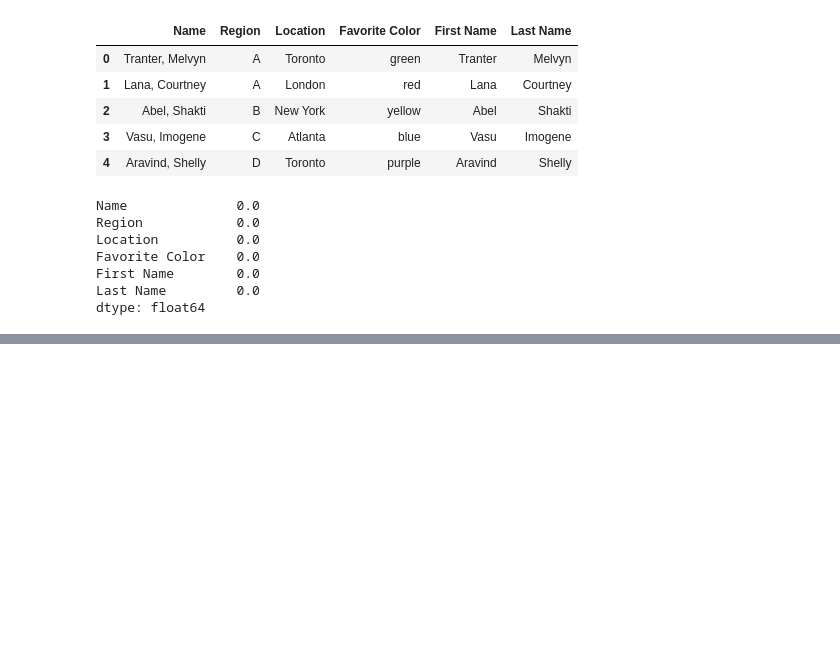
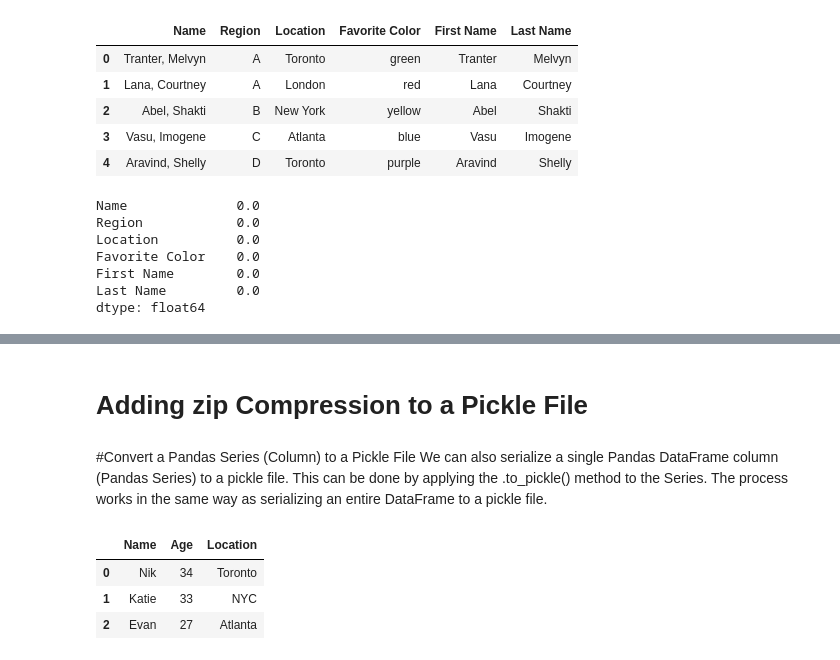
Before and after one commit to RojaCM/PYTHON-CONCEPTS, a Jupyter notebook: PANDAS.ipynb, the cells around one changed output, grey strips where cells are left out. Cells and saved outputs as stored; diff of their text form; code cells hidden in the pictures; blank space fills up the shorter version.

```diff
--- a/PANDAS.ipynb
+++ b/PANDAS.ipynb
@@ -1170,0 +1319,9 @@ dtype: float64
+# %% [markdown]
+# Adding zip Compression to a Pickle File
+# %%
+import pandas as pd
+df = pd.DataFrame({
+    'Name': ['Nik', 'Katie', 'Evan'],
+    'Age': [34, 33, 27],
+    'Location': ['Toronto', 'NYC', 'Atlanta']
+})
@@ -1170,0 +1330,10 @@ dtype: float64
+# %% [markdown]
+#Convert a Pandas Series (Column) to a Pickle File
+We can also serialize a single Pandas DataFrame column (Pandas Series) to a pickle file. This can be done by applying the .to_pickle() method to the Series. The process works in the same way as serializing an entire DataFrame to a pickle file.
+# %%
+df
+# %% [output]
+|  | Name | Age | Location |
+| 0 | Nik | 34 | Toronto |
+| 1 | Katie | 33 | NYC |
+| 2 | Evan | 27 | Atlanta |
```
Also changed, not shown: parts of 18 cells of this notebook.
